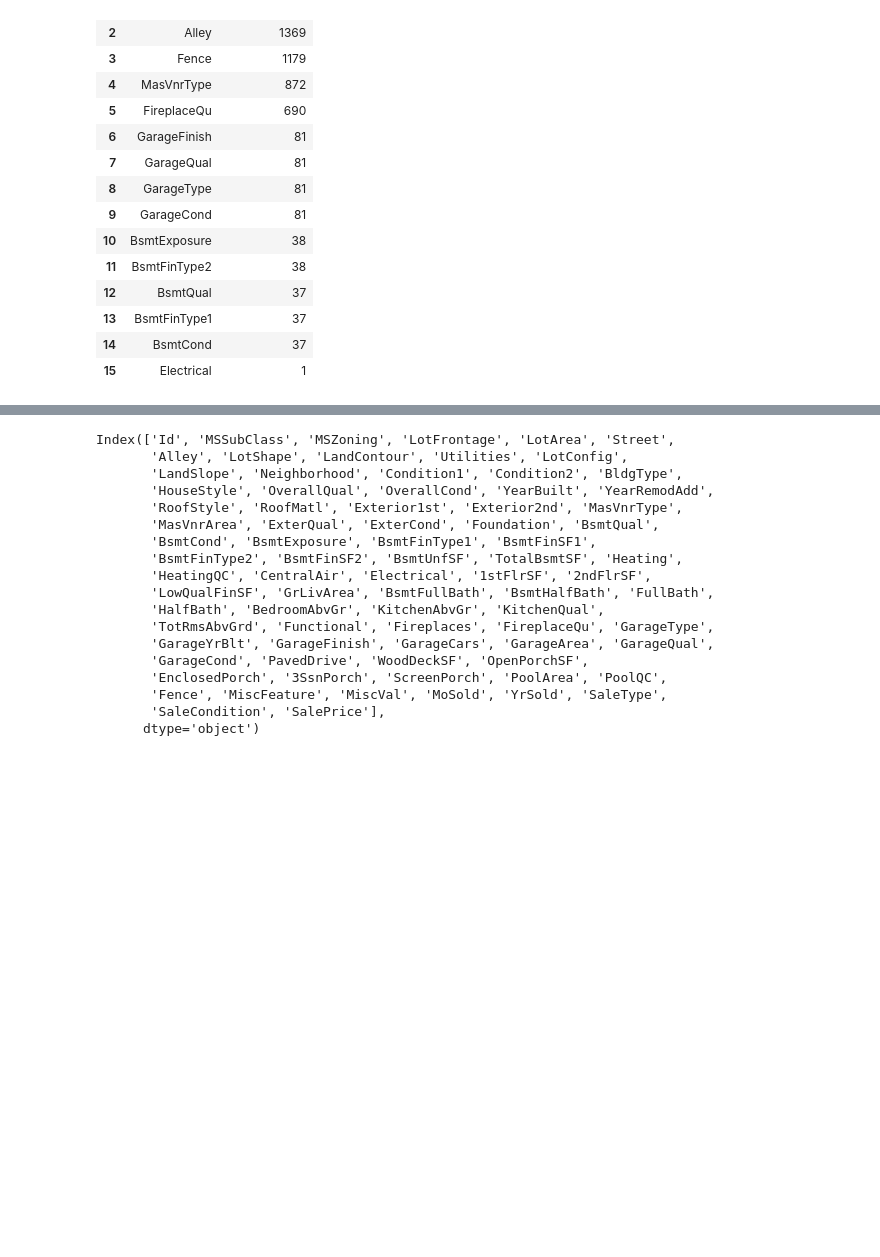
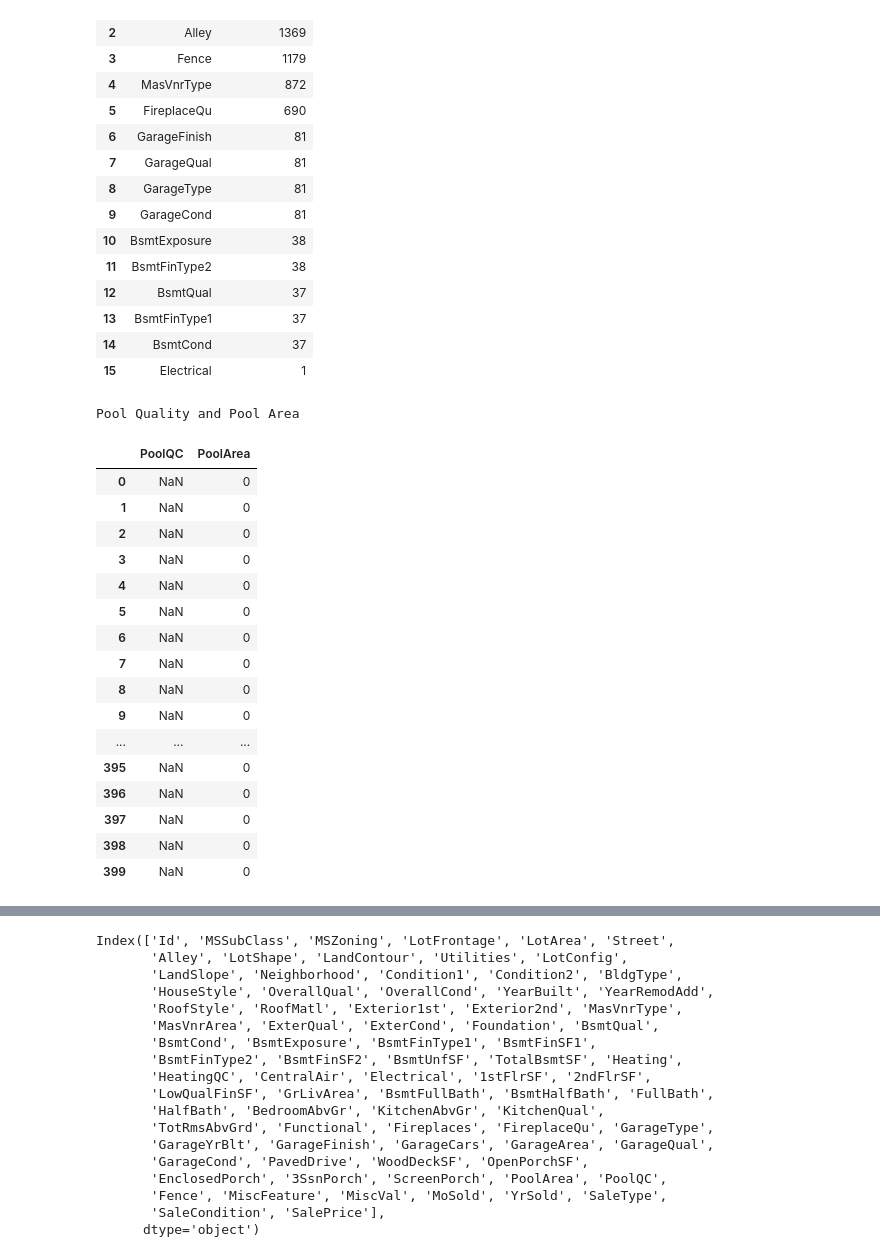
Before and after one commit to Sinjinkim/Ames-housing-price-predicton, a Jupyter notebook: notebooks/01_eda.ipynb, the cells around one changed output, grey strips where cells are left out. Saved outputs shown, nothing was run; the diff lists cells and outputs as text; code cells hidden in the pictures; blank space fills up the shorter version.

```diff
--- a/notebooks/01_eda.ipynb
+++ b/notebooks/01_eda.ipynb
@@ -513,3 +515,27 @@ Categorical Columns with Missing Values
 | 13 | BsmtFinType1 | 37 |
 | 14 | BsmtCond | 37 |
 | 15 | Electrical | 1 |
+# %%
+#check PoolQC
+
+pool = train.loc[train['PoolQC'].isna(), ['PoolQC', 'PoolArea']]
+display(HTML(create_scrollable_table(pool, "pool_table", "Pool Quality and Pool Area")))
+# %% [output]
+Pool Quality and Pool Area
+|  | PoolQC | PoolArea |
+| 0 | NaN | 0 |
+| 1 | NaN | 0 |
+| 2 | NaN | 0 |
+| 3 | NaN | 0 |
+| 4 | NaN | 0 |
+| 5 | NaN | 0 |
+| 6 | NaN | 0 |
+| 7 | NaN | 0 |
+| 8 | NaN | 0 |
+| 9 | NaN | 0 |
+| ... | ... | ... |
+| 395 | NaN | 0 |
+| 396 | NaN | 0 |
+| 397 | NaN | 0 |
+| 398 | NaN | 0 |
+| 399 | NaN | 0 |
```
Also changed, not shown: parts of 17 cells of this notebook.
